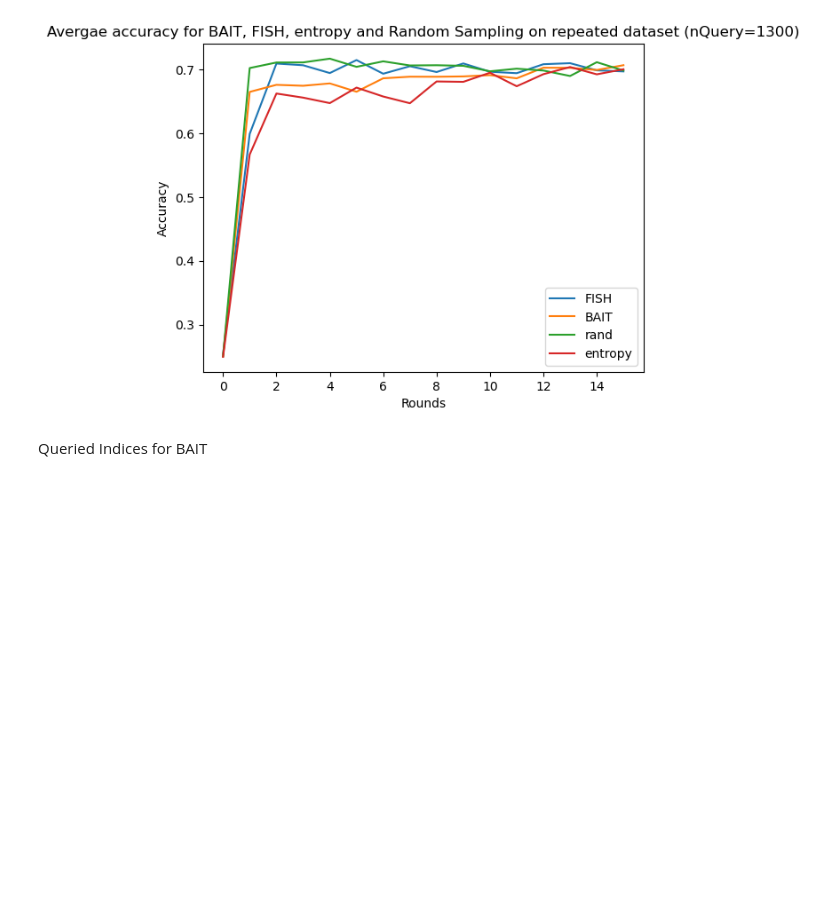
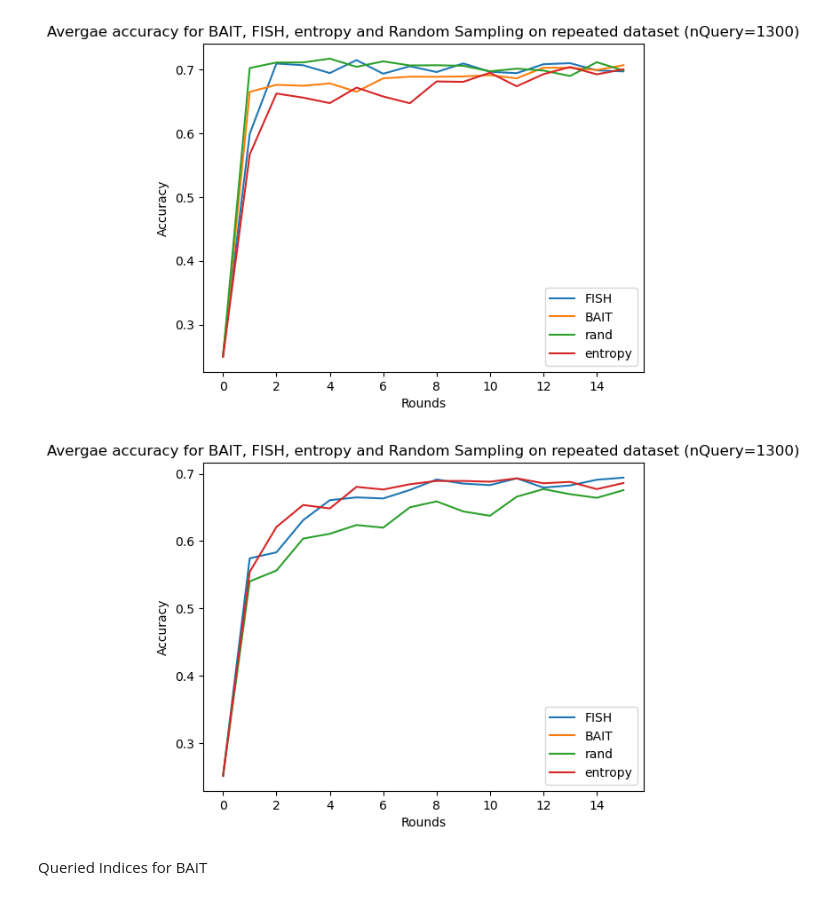
Before and after one commit to sgchr273/FisherMask, a Jupyter notebook: Baseline_compare.ipynb, the cells around one changed output. Cells and saved outputs as stored; diff of their text form; code cells hidden in the pictures; blank space fills up the shorter version.

Commit message:
added new fish mask selection methods

```diff
--- a/Baseline_compare.ipynb
+++ b/Baseline_compare.ipynb
@@ -2,5 +2,5 @@
 import pickle
 import numpy as np
 def get_accur(filename):
-    rd_accuracies = pickle.load(open("Save/Foundry_Save/Save/Round_accuracies/" + "Accuracy_for_" + filename + ".p", "rb"))
+    rd_accuracies = pickle.load(open("../Save/Round_accuracies/" + "Accuracy_for_" + filename + ".p", "rb"))
     return rd_accuracies
@@ -13,3 +7,10 @@ trail_4 = get_accur('all_algs4')
+# %%
+exper_name = "fish_arch"
+trail_0 = get_accur(f'{exper_name}_test0')
+trail_1 = get_accur(f'{exper_name}_test1')
+trail_2 = get_accur(f'{exper_name}_test2')
+trail_3 = get_accur(f'{exper_name}_test3')
+trail_4 = get_accur(f'{exper_name}_test4')
 # %%
 entropy_accur_0 = trail_0['entropy']
 entropy_accur_1 = trail_1['entropy']
@@ -45,3 +40,10 @@ trail_4 = get_accur('random4')
+# %%
+
+trail_0 = get_accur(f'{exper_name}_random0')
+trail_1 = get_accur(f'{exper_name}_random1')
+trail_2 = get_accur(f'{exper_name}_random2')
+trail_3 = get_accur(f'{exper_name}_random3')
+trail_4 = get_accur(f'{exper_name}_random4')
 # %%
 rand_accur_0 = trail_0['rand']
 rand_accur_1 = trail_1['rand']
@@ -98,6 +100,19 @@ plt.legend()
 plt.show()
 # %% [output]
 [figure]
+# %%
+import matplotlib.pyplot as plt
+plt.plot(FISH_avg, label='FISH')
+plt.plot(BAIT_avg, label="BAIT")
+plt.plot(rand_avg, label='rand')
+plt.plot(entropy_avg, label = 'entropy')
+plt.title('Avergae accuracy for BAIT, FISH, entropy and Random Sampling on repeated dataset (nQuery=1300)')
+plt.xlabel('Rounds')
+plt.ylabel('Accuracy')
+plt.legend()
+plt.show()
+# %% [output]
+[figure, added]
 # %% [markdown]
 Queried Indices for BAIT
 # %%
```
Also changed, not shown: parts of 2 cells of this notebook, 2 other files.
